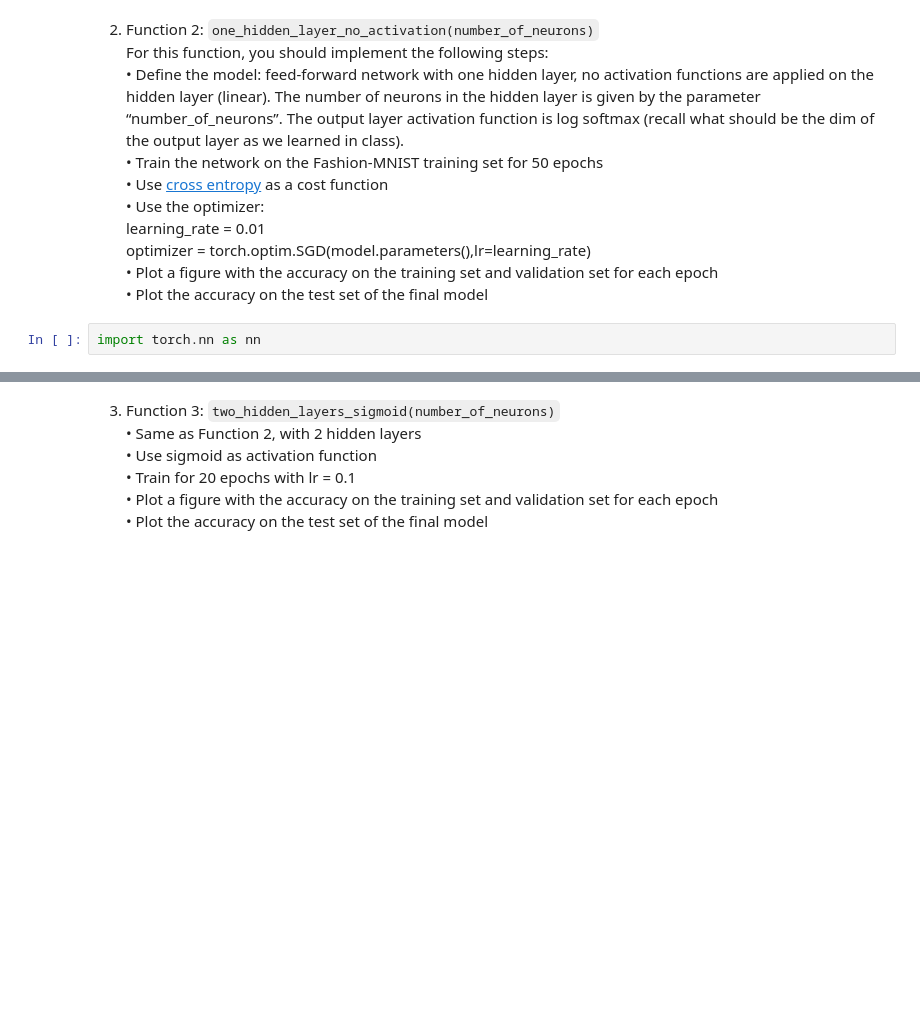
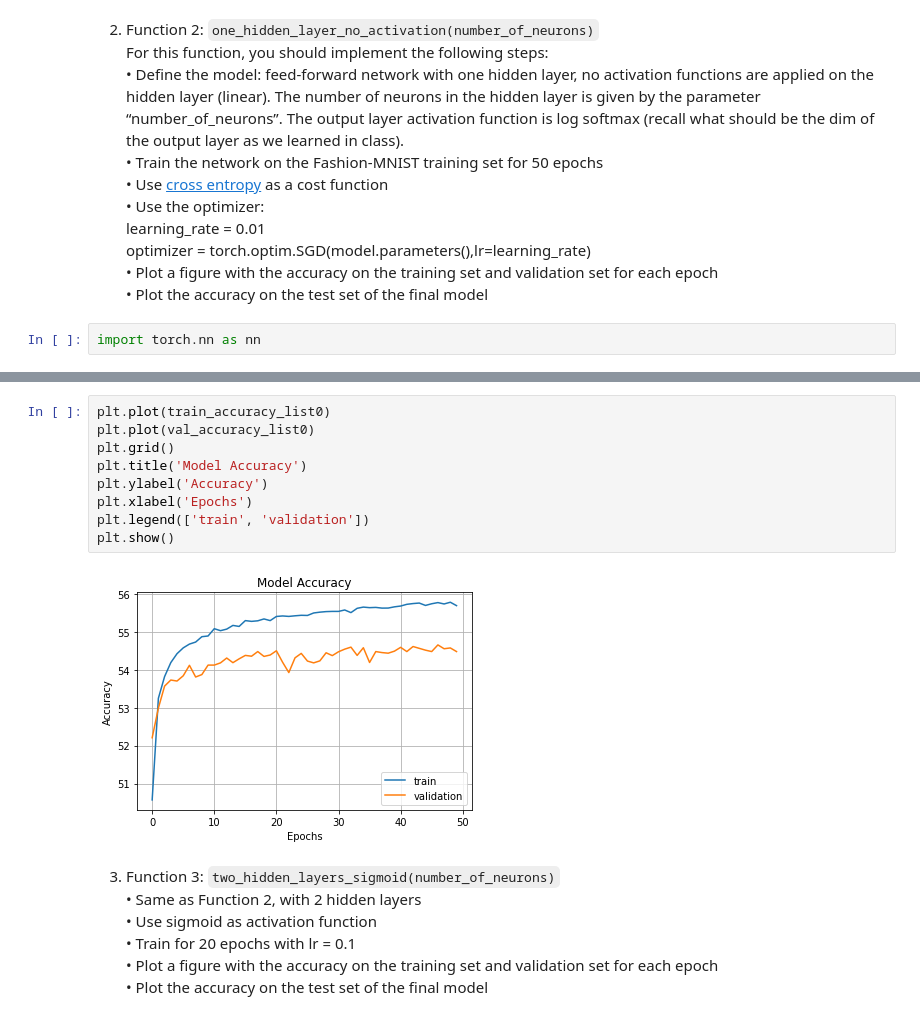
Before and after one commit to sharon-kurant/backprop_from_scratch, a Jupyter notebook: homework1_313596082.ipynb, the cells around one changed output, grey strips where cells are left out. Drawn from its saved outputs; the diff is of its cells as text; blank space fills up the shorter version.

```diff
--- a/homework1_313596082.ipynb
+++ b/homework1_313596082.ipynb
@@ -416,3 +502,14 @@ KeyboardInterrupt: ignored
+# %%
+plt.plot(train_accuracy_list0)
+plt.plot(val_accuracy_list0)
+plt.grid()
+plt.title('Model Accuracy')
+plt.ylabel('Accuracy')
+plt.xlabel('Epochs')
+plt.legend(['train', 'validation'])
+plt.show()
+# %% [output]
+[figure, added]
 # %% [markdown]
 3. Function 3: `two_hidden_layers_sigmoid(number_of_neurons)`\
 • Same as Function 2, with 2 hidden layers\
```
Also changed, not shown: parts of 6 cells of this notebook.
